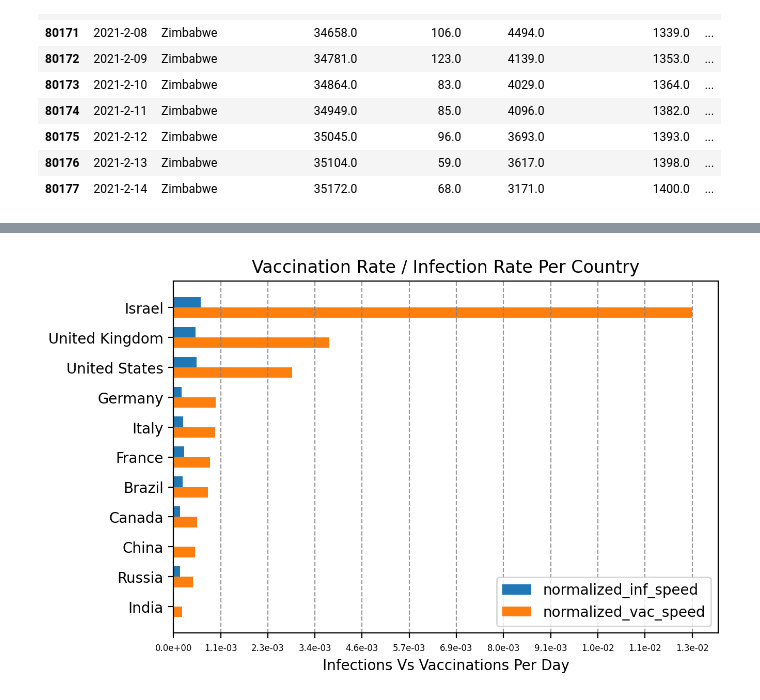
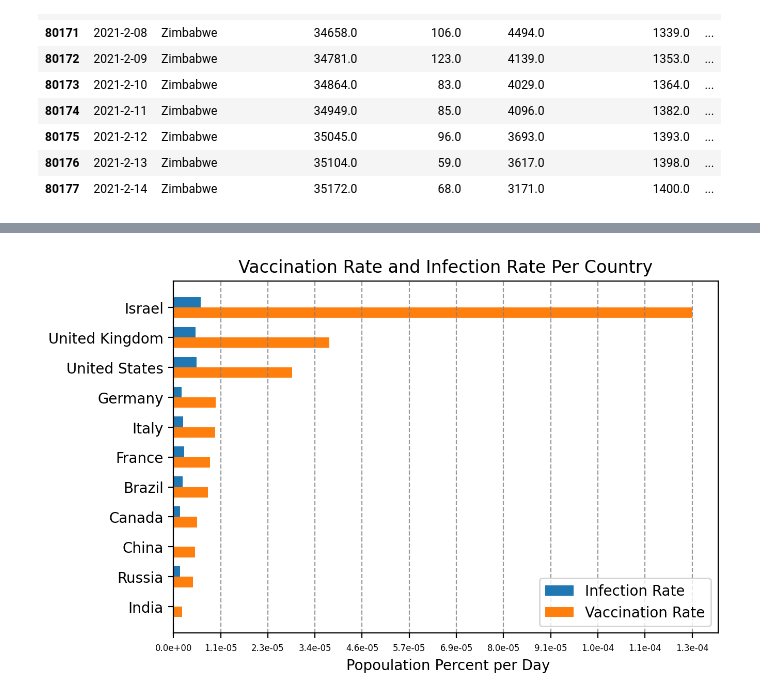
Before and after one commit to nievesrd-ai/data-scientist-nanodeg-proj1, a Jupyter notebook: project_01.ipynb, the cells around one changed output, grey strips where cells are left out. Saved outputs shown, nothing was run; the diff lists cells and outputs as text; code cells hidden in the pictures.

```diff
--- a/project_01.ipynb
+++ b/project_01.ipynb
@@ -556,16 +583,16 @@ vacs_inf_df = pd.DataFrame(vacs_inf)
 # %%
 # Plotting infection rate and vaccination rate against the same axis
 vacs_inf_df = vacs_inf_df.sort_values(by='normalized_vac_speed', ascending=False)
 max_tick = vacs_inf_df['normalized_inf_speed'].max()
 if vacs_inf_df['normalized_vac_speed'].max() > max_tick:
     max_tick = vacs_inf_df['normalized_vac_speed'].max()
 
 bars = [vacs_inf_df['normalized_inf_speed'].values, vacs_inf_df['normalized_vac_speed'].values]
-legends = ['normalized_inf_speed', 'normalized_vac_speed']
+legends = ['Infection Rate', 'Vaccination Rate']
 
-bar_maker = BarMaker(vacs_inf_df['country'].values, 'Vaccination Rate / Infection Rate Per Country')
+bar_maker = BarMaker(vacs_inf_df['country'].values, 'Vaccination Rate and Infection Rate Per Country')
 bar_maker.set_y(bars, legend=legends)
-bar_maker.set_x(max_tick, 1, 'Infections Vs Vaccinations Per Day')
+bar_maker.set_x(max_tick, 1/100, ' Popoulation Percent per Day')
 bar_maker.show()
 # %% [output]
-[figure, old version]
+[figure, new version]
```
Also changed, not shown: parts of 51 cells of this notebook.
